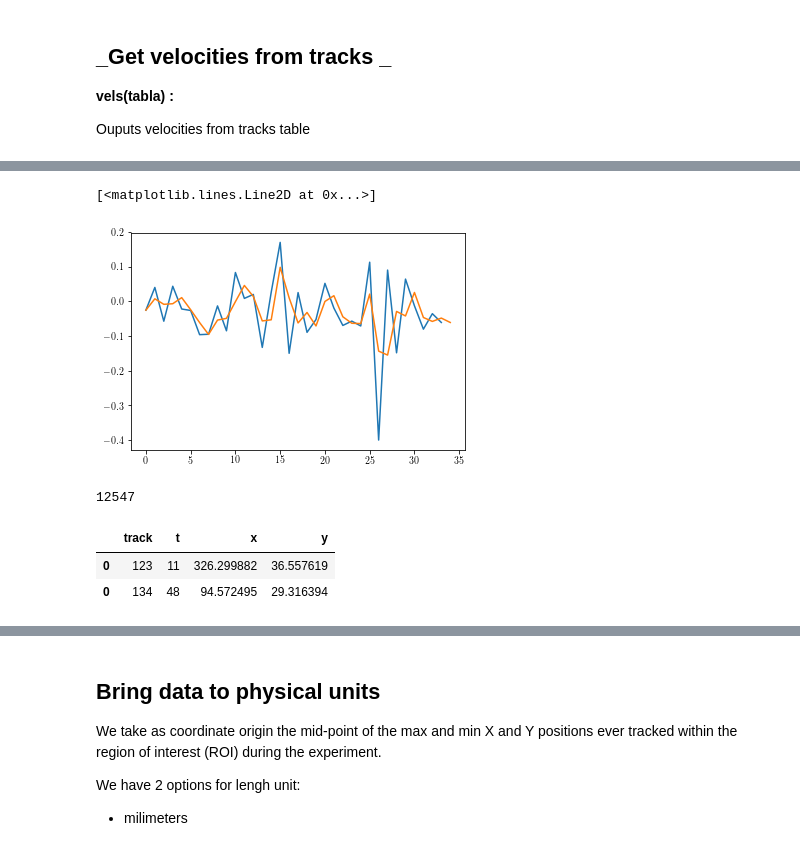
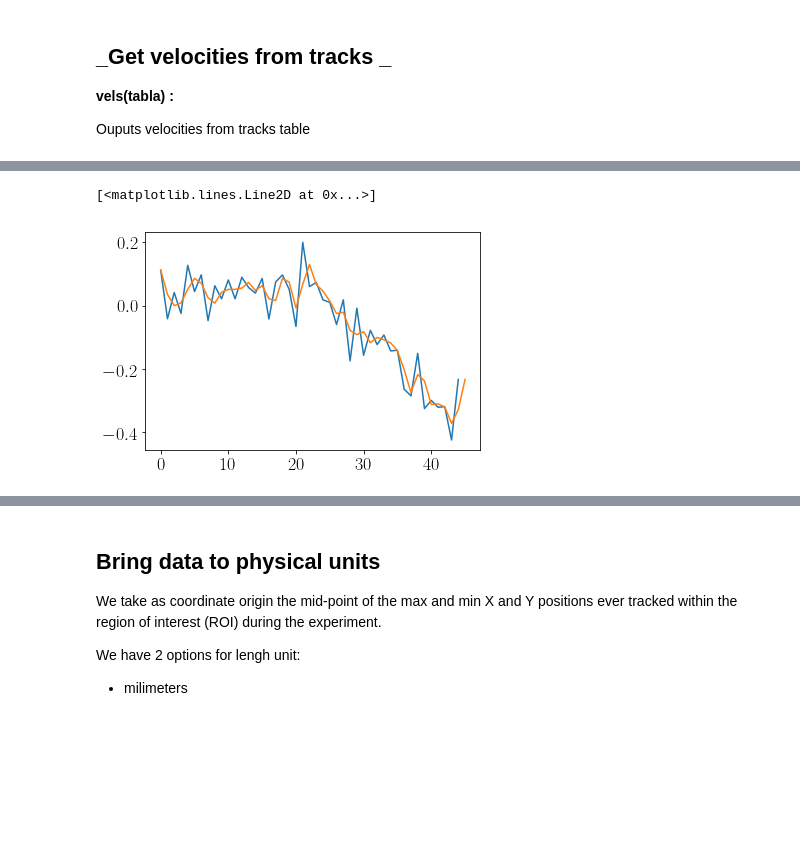
Before and after one commit to fvegar/Tracks, a Jupyter notebook: tracks_processing.ipynb, the cells around one changed output, grey strips where cells are left out. Drawn from its saved outputs; the diff is of its cells as text; code cells hidden in the pictures; blank space fills up the shorter version.

```diff
--- a/tracks_processing.ipynb
+++ b/tracks_processing.ipynb
@@ -84,8 +84,8 @@ def simple_pickle_read(nombre):
 hash_prefix = 7406525166311639896
 info = get_info(hash_prefix)
 display(HTML(info.T.to_html()))
-tabla = simple_pickle_read(hash_prefix)
-tabla.head()
+datos = simple_pickle_read(hash_prefix)
+datos.head()
 # %% [output]
 |  | 0 |
 | N | 170 |
@@ -162,5 +218,7 @@ def n_red(n, tabla):
 # %%
 # drop tracks that last just 1 frame, store the dropped tracks list in one_list
-tabla = one_red(tabla)
-tabla.head()
+datos_20 = short_drop(20,datos)
+# re-index table, so that no empty tracks are left
+datos_20 = reset_track_indexes(datos_20)
+#datos_20.head()
 # %% [output]
@@ -190,4 +231,0 @@ tabla.loc[tabla.track==70]
-# %%
-# drop tracks that last 10 frames or less, store the dropped tracks list in n_list
-tabla = n_red(10,tabla)
-tabla.head()
@@ -207,26 +231,0 @@ Outputs the complete history for the 't_id' track
-# %%
-#####  INDIVIDUAL TRACKS ##############
-def track(t_id):
-    t1 = tabla.loc[tabla['track'] == t_id].reset_index()
-    return t1
-
-#####  INSTANTANEOUS STATES  ##############
-# BUILD INSTANTANEOUS STATES OF THE SYSTEM
-def get_state(it, tabla):
-    st = tabla[ (tabla.frame == it) ]
-    # reset row index (otherwise keeps chunks of the original table)
-    st = st.reset_index(drop=True)
-    return st
-
-def get_xy_state(it, tabla):
-    st = get_state(it, tabla)
-    cols = ['x','y']
-    xy = st[cols]
-    return xy
-
-# build instantaneous states over all frames
-def get_all_states(Nframes, tabla):
-    global simple_state
-    simple_state = [[] for i in range(Nframes)]
-    for i in range(Nframes):
-        simple_state[i] = get_simple_state(i,tabla)
@@ -292,12 +276,7 @@ len(tabla[tabla.track==70])
 # %%
 plt.figure(1)
-plt.plot(np.diff(tabla[tabla.track==100].x))
-plt.plot(np.gradient(tabla[tabla.track==100].x))
+plt.plot(np.diff(track(200, tabla, True).x))
+plt.plot(np.gradient(track(200, tabla, True).x))
 # %% [output]
 [<matplotlib.lines.Line2D at 0x...>]
-[figure, old version]
+[figure, new version]
-# %%
-for i in range(np.max(tabla.particle)+1):
-    tabla.loc[tabla['particle'] == 0].reset_index(drop=True)
-# %% [output]
-12547
@@ -308,6 +282,0 @@ t2=tabla.loc[tabla['track'] == 134].reset_index(drop=True)
-# %%
-pd.concat([t1,t2])
-# %% [output]
-|  | track | t | x | y |
-| 0 | 123 | 11 | 326.299882 | 36.557619 |
-| 0 | 134 | 48 | 94.572495 | 29.316394 |
```
Also changed, not shown: parts of 64 cells of this notebook.
